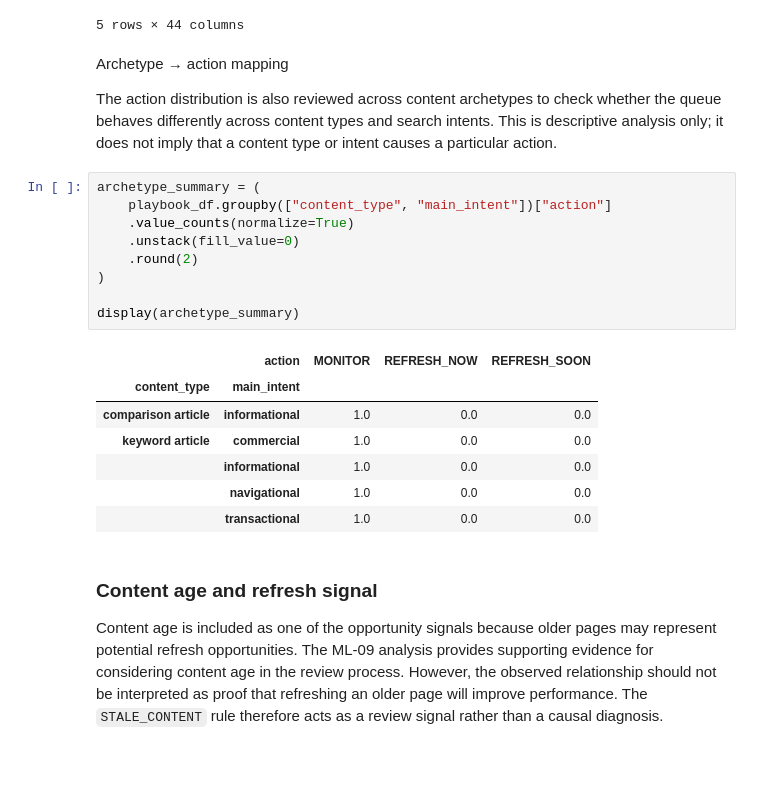
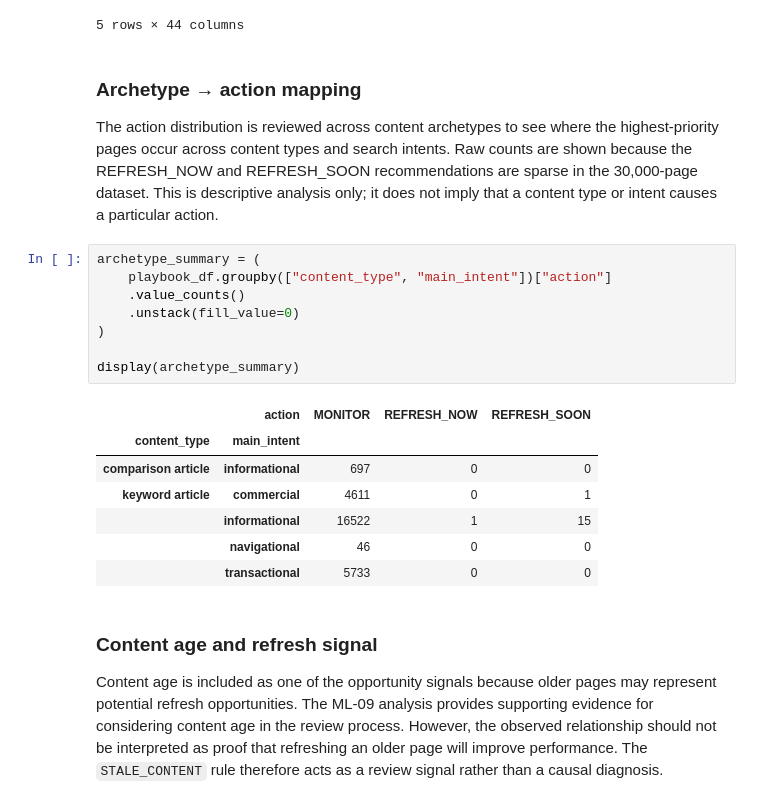
Before and after one commit to HashamHassan-01/flyrank-ml-internship-hasham, a Jupyter notebook: work/notebooks/w07_action_playbook.ipynb, the cells around one changed output. Saved outputs shown, nothing was run; the diff lists cells and outputs as text; blank space fills up the shorter version.

Commit message:
Complete ML-10 content action playbook

```diff
--- a/work/notebooks/w07_action_playbook.ipynb
+++ b/work/notebooks/w07_action_playbook.ipynb
@@ -185,26 +185,27 @@ Dataset shape: (30000, 44)
 | 4 | content_d99b7a2d90ca | client_3fdba35f04 | 0.0 | 0.00 | LOW | 0.00 | keyword article | ... |
 5 rows × 44 columns
 # %% [markdown]
-Archetype → action mapping
 
-The action distribution is also reviewed across content archetypes to check whether the queue behaves differently across content types and search intents. This is descriptive analysis only; it does not imply that a content type or intent causes a particular action.
+
+### Archetype → action mapping
+
+The action distribution is reviewed across content archetypes to see where the highest-priority pages occur across content types and search intents. Raw counts are shown because the REFRESH_NOW and REFRESH_SOON recommendations are sparse in the 30,000-page dataset. This is descriptive analysis only; it does not imply that a content type or intent causes a particular action.
 # %%
 archetype_summary = (
     playbook_df.groupby(["content_type", "main_intent"])["action"]
-    .value_counts(normalize=True)
+    .value_counts()
     .unstack(fill_value=0)
-    .round(2)
 )
 
 display(archetype_summary)
 # %% [output]
 |  | action | MONITOR | REFRESH_NOW | REFRESH_SOON |
 | content_type | main_intent |  |  |  |
-| comparison article | informational | 1.0 | 0.0 | 0.0 |
-| keyword article | commercial | 1.0 | 0.0 | 0.0 |
-|  | informational | 1.0 | 0.0 | 0.0 |
-|  | navigational | 1.0 | 0.0 | 0.0 |
-|  | transactional | 1.0 | 0.0 | 0.0 |
+| comparison article | informational | 697 | 0 | 0 |
+| keyword article | commercial | 4611 | 0 | 1 |
+|  | informational | 16522 | 1 | 15 |
+|  | navigational | 46 | 0 | 0 |
+|  | transactional | 5733 | 0 | 0 |
 # %% [markdown]
 ### Content age and refresh signal
 
```
